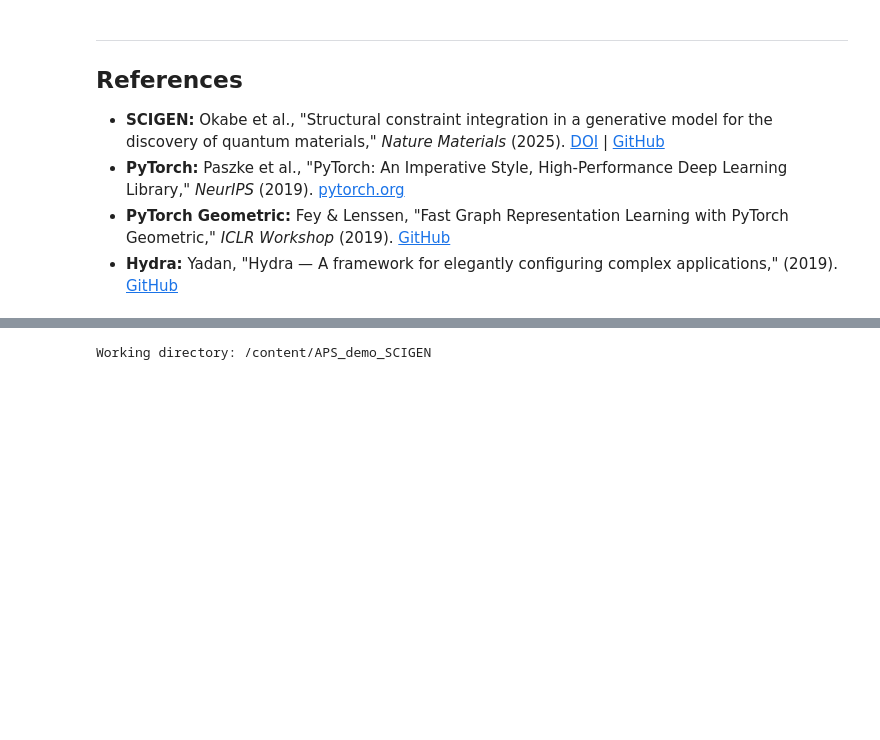
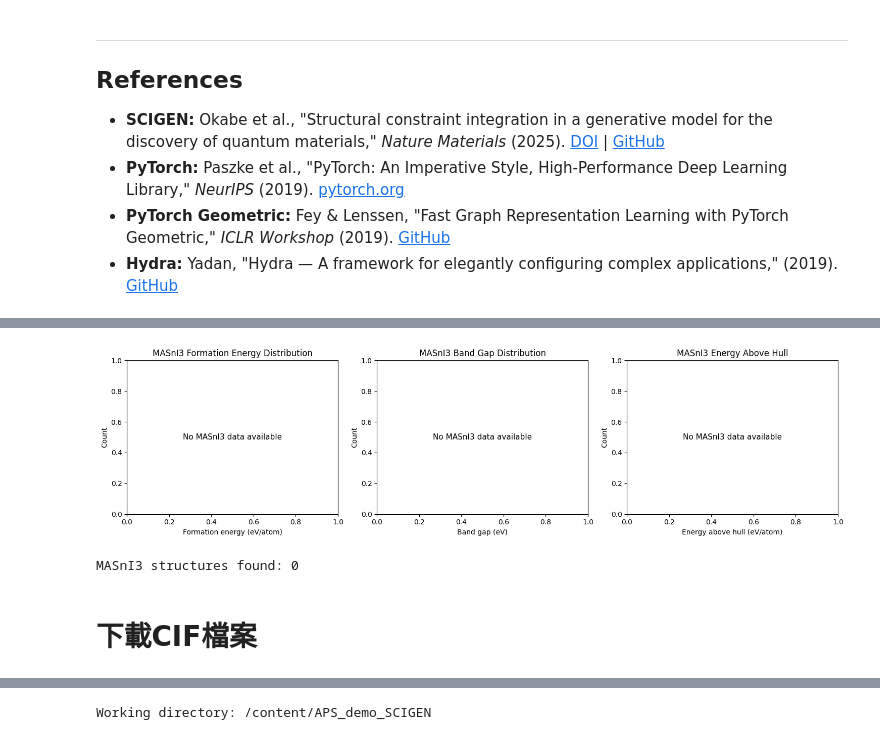
Before and after one commit to tffnnnnnn/Machine_Learning_MASnI3, a Jupyter notebook: SCIGEN_00_02_04setup.ipynb, the cells around one changed output, grey strips where cells are left out. Drawn from its saved outputs; the diff is of its cells as text; code cells hidden in the pictures; blank space fills up the shorter version.

```diff
--- a/SCIGEN_00_02_04setup.ipynb
+++ b/SCIGEN_00_02_04setup.ipynb
@@ -696,0 +1879,78 @@ Setup complete! You are ready for the tutorial.
+# %%
+import matplotlib.pyplot as plt
+import numpy as np
+import pandas as pd
+
+# MASnI3 dataset
+data = masni3_df.copy()
+
+columns = [
+    'formation_energy_per_atom',
+    'band_gap',
+    'e_above_hull'
+]
+
+titles = [
+    'MASnI3 Formation Energy Distribution',
+    'MASnI3 Band Gap Distribution',
+    'MASnI3 Energy Above Hull'
+]
+
+xlabels = [
+    'Formation energy (eV/atom)',
+    'Band gap (eV)',
+    'Energy above hull (eV/atom)'
+]
+
+colors = ['steelblue', 'coral', 'seagreen']
+
+fig, axes = plt.subplots(1, 3, figsize=(15, 4))
+
+for ax, column, title, xlabel, color in zip(
+    axes, columns, titles, xlabels, colors
+):
+    # Convert to numerical values
+    values = pd.to_numeric(data[column], errors='coerce').dropna()
+
+    if len(values) > 1:
+        ax.hist(
+            values,
+            bins=min(20, len(values)),
+            color=color,
+            edgecolor='white'
+        )
+
+    elif len(values) == 1:
+        # Only one structure: show a single data point
+        ax.scatter(
+            values.iloc[0], 1,
+            color=color,
+            s=120,
+            zorder=5
+        )
+        ax.set_ylim(0, 1.5)
+        ax.set_yticks([0, 1])
+
+    else:
+        ax.text(
+            0.5, 0.5,
+            'No MASnI3 data available',
+            ha='center',
+            va='center',
+            transform=ax.transAxes,
+            fontsize=11
+        )
+
+    ax.set_xlabel(xlabel)
+    ax.set_ylabel('Count')
+    ax.set_title(title)
+
+plt.tight_layout()
+plt.show()
+
+print(f"MASnI3 structures found: {len(masni3_df)}")
+# %% [output]
+[figure, added]
+MASnI3 structures found: 0
+# %% [markdown]
+# **下載CIF檔案**
```
Also changed, not shown: parts of 30 cells of this notebook.
